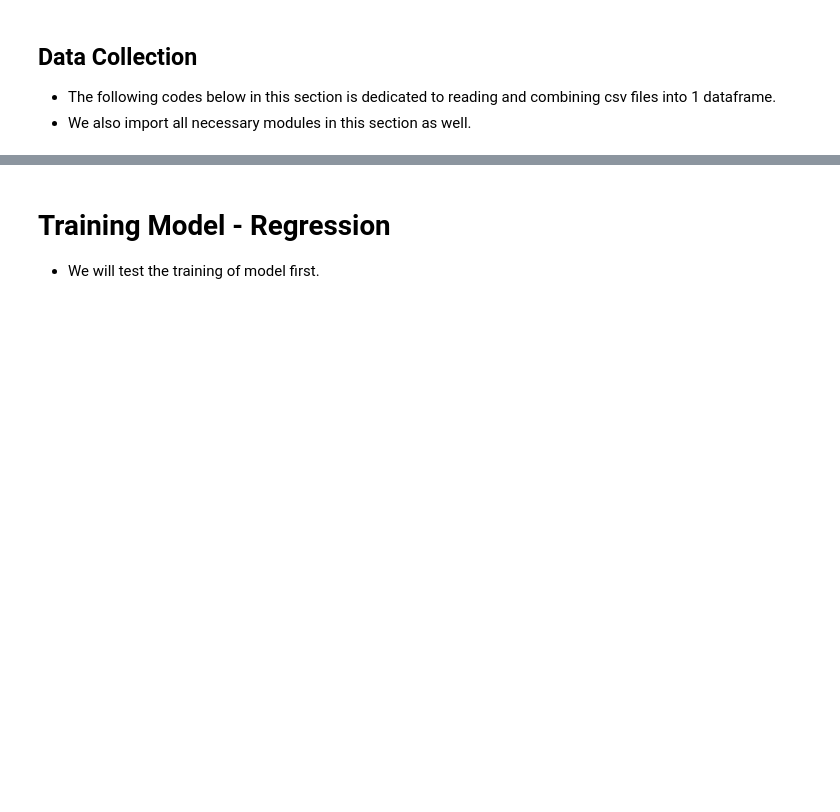
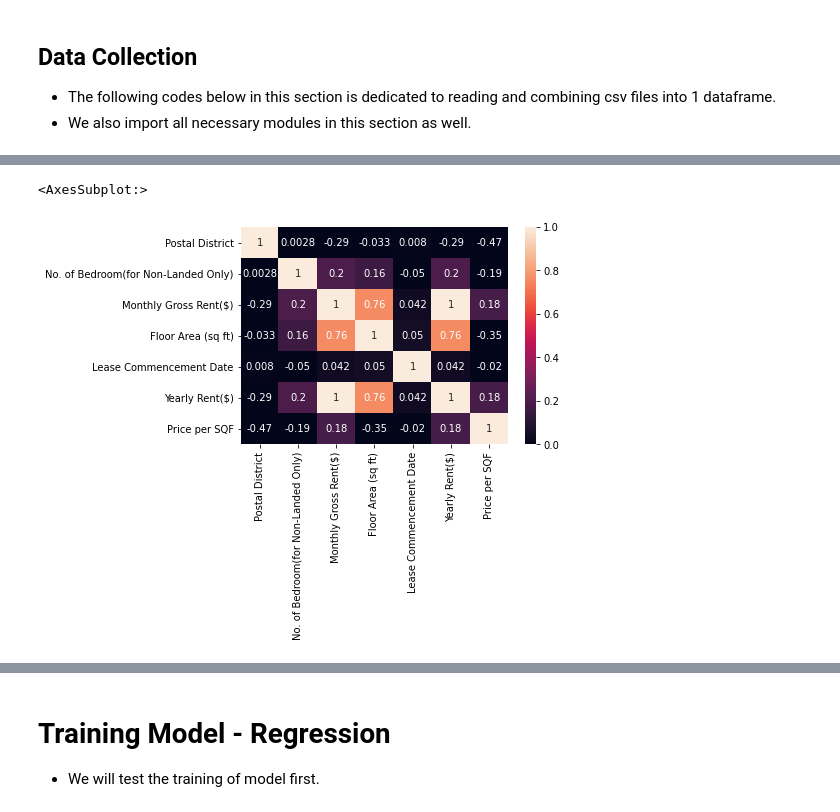
Before and after one commit to muhdhasan/Island-Property-Group, a Jupyter notebook: training/rental-prediction-Linear Model.ipynb, the cells around one changed output, grey strips where cells are left out. Drawn from its saved outputs; the diff is of its cells as text; code cells hidden in the pictures; blank space fills up the shorter version.

```diff
--- a/training/rental-prediction-Linear Model.ipynb
+++ b/training/rental-prediction-Linear Model.ipynb
@@ -175,0 +194,5 @@ memory usage: 20.5+ MB
+# %%
+sns.heatmap(df.corr(), vmin=0, vmax=1, annot=True)
+# %% [output]
+<AxesSubplot:>
+[figure, added]
```
Also changed, not shown: parts of 40 cells of this notebook.
